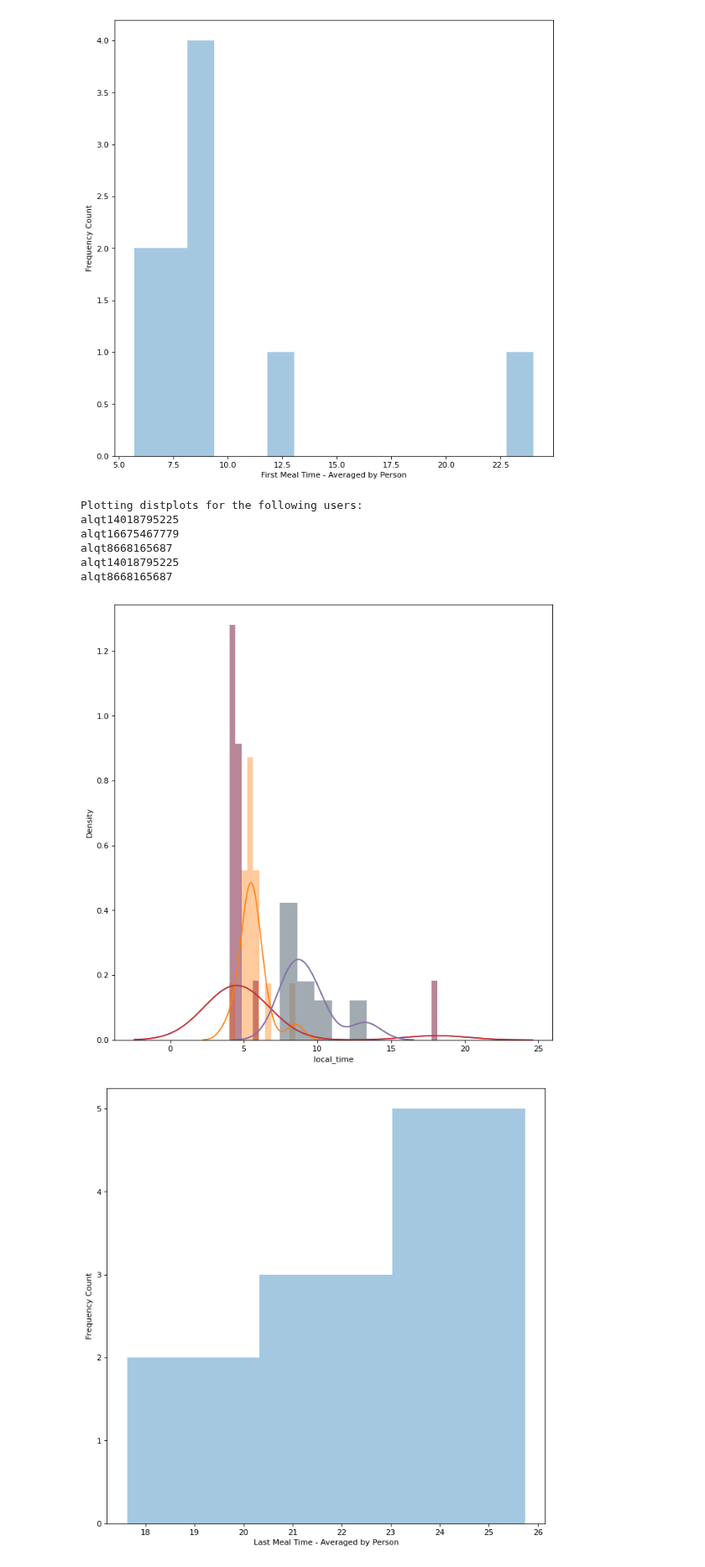
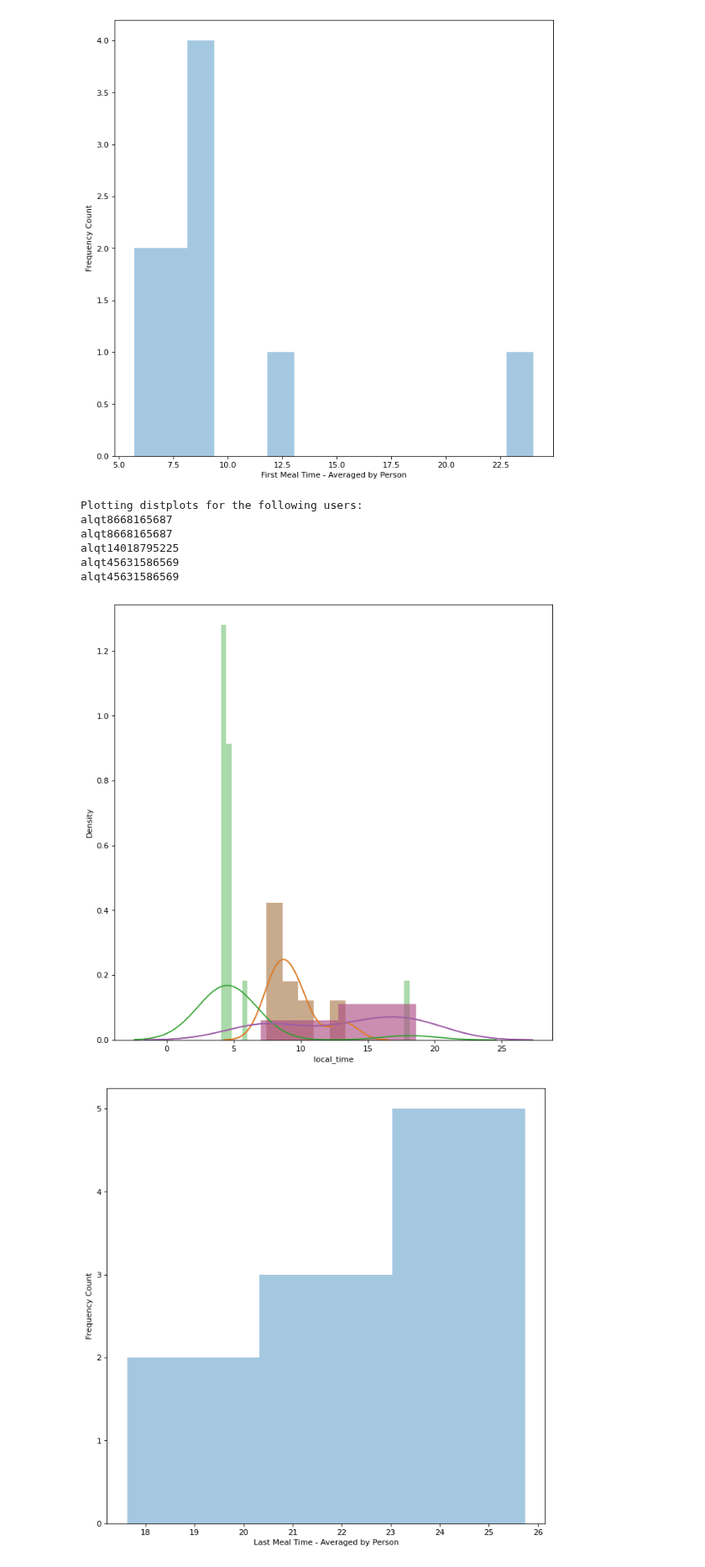
Before and after one commit to tktran11/treets, a Jupyter notebook: 00_core.ipynb, the cells around one changed output. Shown at 84% size. Cells and saved outputs as stored; diff of their text form; code cells hidden in the pictures.

Commit message:
replaced .pickle files and file reading with json, updated food parser

```diff
--- a/00_core.ipynb
+++ b/00_core.ipynb
@@ -44,10 +42,10 @@ import pkg_resources
 def file_loader(data_source):
     """
     Description:\n
-        This is a helper function that 1. if data_source is a single file path in pickle/csv format, it reads it into a pd dataframe. 2. if it is a folder path, it reads csv and pickle files that match the pattern parameter in the data_source folder into one dataframe. \n
+        This is a helper function that 1. if data_source is a single file path in json/csv format, it reads it into a pd dataframe. 2. if it is a folder path, it reads csv and pickle files that match the pattern parameter in the data_source folder into one dataframe. \n
 
     Input:\n
-        - data_source(str, pandas df): input path, csv or pickle file or a pattern to be matched when searching csv/pickle files that will be read into one dataframe.\n
+        - data_source(str, pandas df): input path, csv or pickle file or a pattern to be matched when searching csv/json files that will be read into one dataframe.\n
     Output:\n
         - a pandas dataframe.\n
     """
@@ -58,12 +56,11 @@ def file_loader(data_source):
         for x in data_lst:
             if x[-4:] == '.csv':
                 dfs.append(pd.read_csv(x))
-            elif x[-7:] == '.pickle':
-                pickle_file = open(x, 'rb')
-                pickle_file = pd.read_pickle(pickle_file)
-                if not isinstance(pickle_file, pd.DataFrame):
-                    return pickle_file
-                dfs.append(pickle_file)
+            elif x[-5:] == '.json':
+                json_file = pd.read_json(x)
+                if not isinstance(json_file, pd.DataFrame):
+                    return json_file
+                dfs.append(json_file)
         df = pd.concat(dfs).reset_index(drop=True)
     else:
         df = data_source
@@ -1342,7 +1656,7 @@ def filtering_usable_data(df, num_items, num_days, identifier = 1, date_col = 6)
     # display(df_usable.head(5))
     return df_usable, set(df_usable.unique_code.unique())
 # %%
-df = file_loader('data/output/public.pickle')
+df = file_loader('data/output/public.json')
 # %%
 filtering_usable_data(df, num_items = 1000, num_days = 14)[0].shape
 # %% [output]
@@ -1395,7 +1709,7 @@ def prepare_baseline_and_intervention_usable_data(data_source, baseline_num_item
 
     return [df_food_basline_usable_expanded, df_food_intervention_usable]
 # %%
-df= prepare_baseline_and_intervention_usable_data('data/output/public.pickle', 20, 10, 40, 12)[0]
+df= prepare_baseline_and_intervention_usable_data('data/output/public.json', 20, 10, 40, 12)[0]
 df.head(2)
 # %% [output]
  => filtering_usable_data()
@@ -2378,15 +2690,15 @@ def first_cal_sample_distplot(data_source, n, identifier = 1, date_col = 6, time
         print(i)
         sns.distplot(first_cal_by_person[time_col].loc[i])
 # %%
-first_cal_sample_distplot('data/output/public_intervention_usable.pickle', 5)
+first_cal_sample_distplot('data/output/intervention.json', 5)
 # %% [output]
 Plotting distplots for the following users:
-alqt14018795225
-alqt16675467779
+alqt8668165687
 alqt8668165687
 alqt14018795225
-alqt8668165687
+alqt45631586569
+alqt45631586569
-[figure, old version]
+[figure, new version]
 # %%
 #| export
 def last_cal_avg_histplot(data_source, identifier = 1, date_col = 6, time_col = 7):
```
Also changed, not shown: parts of 20 cells of this notebook, 13 other files.
